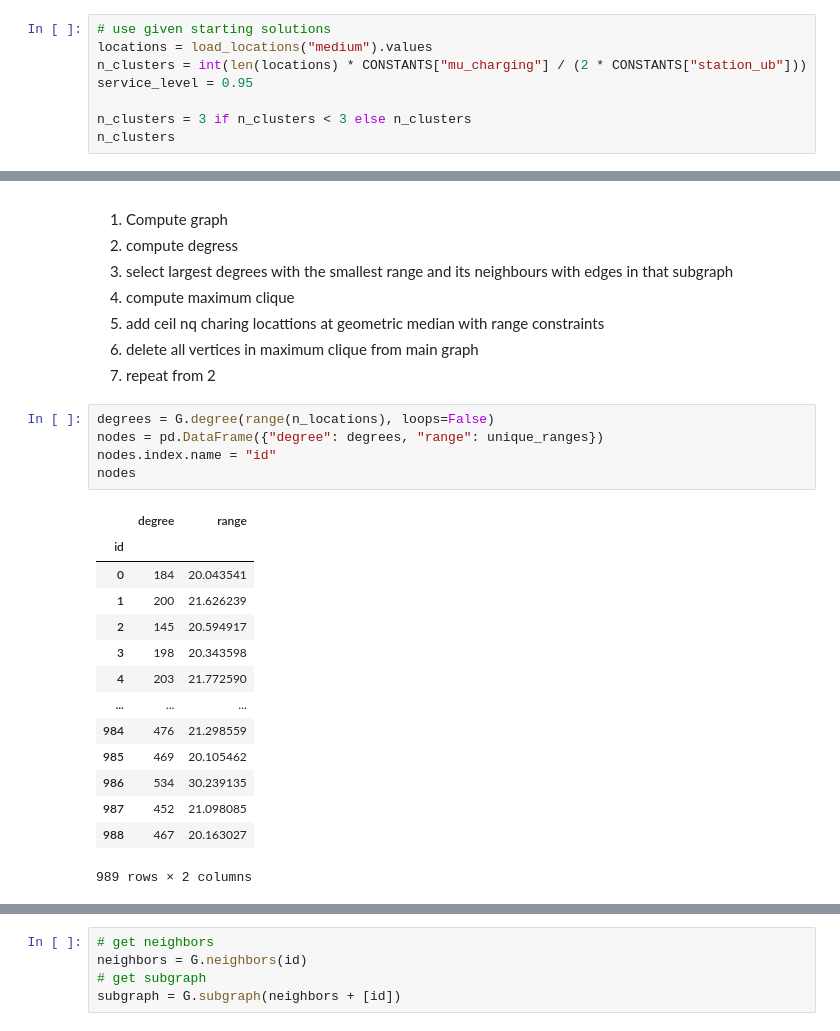
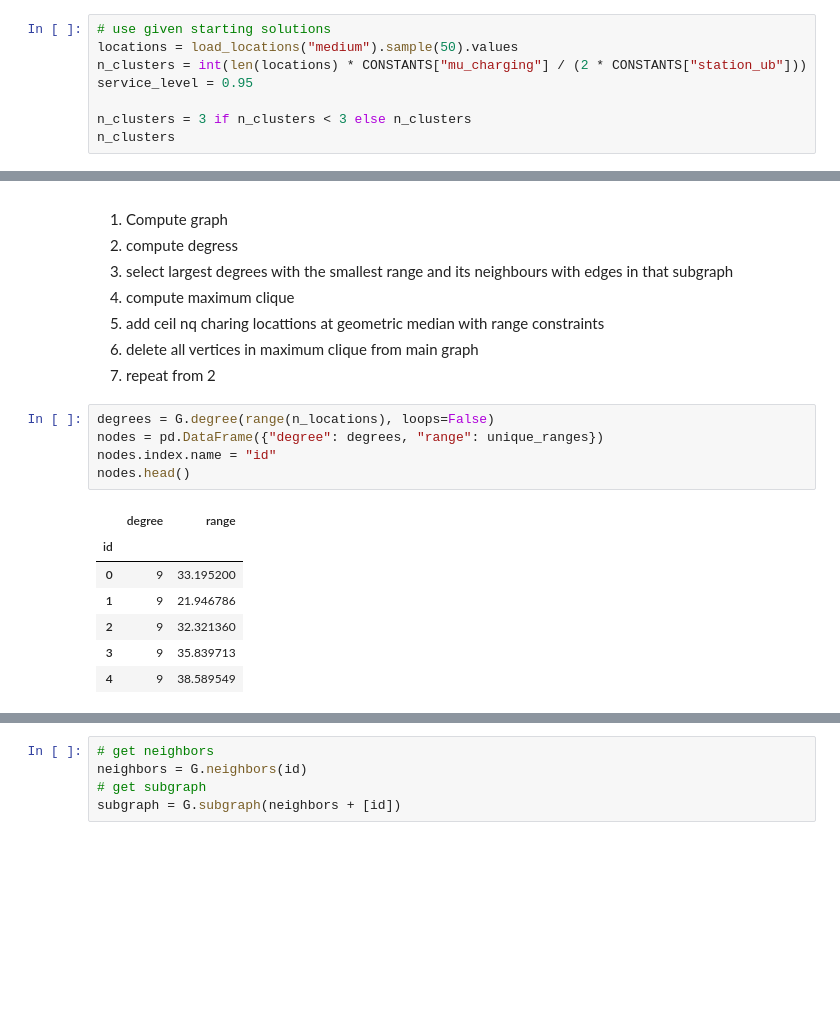
Before and after one commit to justuskilianwolff/ev-station-solver, a Jupyter notebook: test.ipynb, the cells around one changed output, grey strips where cells are left out. Drawn from its saved outputs; the diff is of its cells as text; blank space fills up the shorter version.

```diff
--- a/test.ipynb
+++ b/test.ipynb
@@ -19,7 +19,7 @@ logger = get_logger(__name__, logging.DEBUG)
 # Try to find initial locations, deterministically...
 # %%
 # use given starting solutions
-locations = load_locations("medium").values
+locations = load_locations("medium").sample(50).values
 n_clusters = int(len(locations) * CONSTANTS["mu_charging"] / (2 * CONSTANTS["station_ub"]))
 service_level = 0.95
 
@@ -124,23 +124,16 @@ This proved to be infeasible, lets try a different approach.
 # %%
 degrees = G.degree(range(n_locations), loops=False)
 nodes = pd.DataFrame({"degree": degrees, "range": unique_ranges})
 nodes.index.name = "id"
-nodes
+nodes.head()
 # %% [output]
 |  | degree | range |
 | id |  |  |
-| 0 | 184 | 20.043541 |
-| 1 | 200 | 21.626239 |
-| 2 | 145 | 20.594917 |
-| 3 | 198 | 20.343598 |
-| 4 | 203 | 21.772590 |
-| ... | ... | ... |
-| 984 | 476 | 21.298559 |
-| 985 | 469 | 20.105462 |
-| 986 | 534 | 30.239135 |
-| 987 | 452 | 21.098085 |
-| 988 | 467 | 20.163027 |
+| 0 | 9 | 33.195200 |
+| 1 | 9 | 21.946786 |
+| 2 | 9 | 32.321360 |
+| 3 | 9 | 35.839713 |
+| 4 | 9 | 38.589549 |
-989 rows × 2 columns
 # %%
 # sort by degree and then the lowes range
 nodes = nodes.sort_values(["degree", "range"], ascending=[False, True])
```
Also changed, not shown: parts of 8 cells of this notebook, 1 other file.
